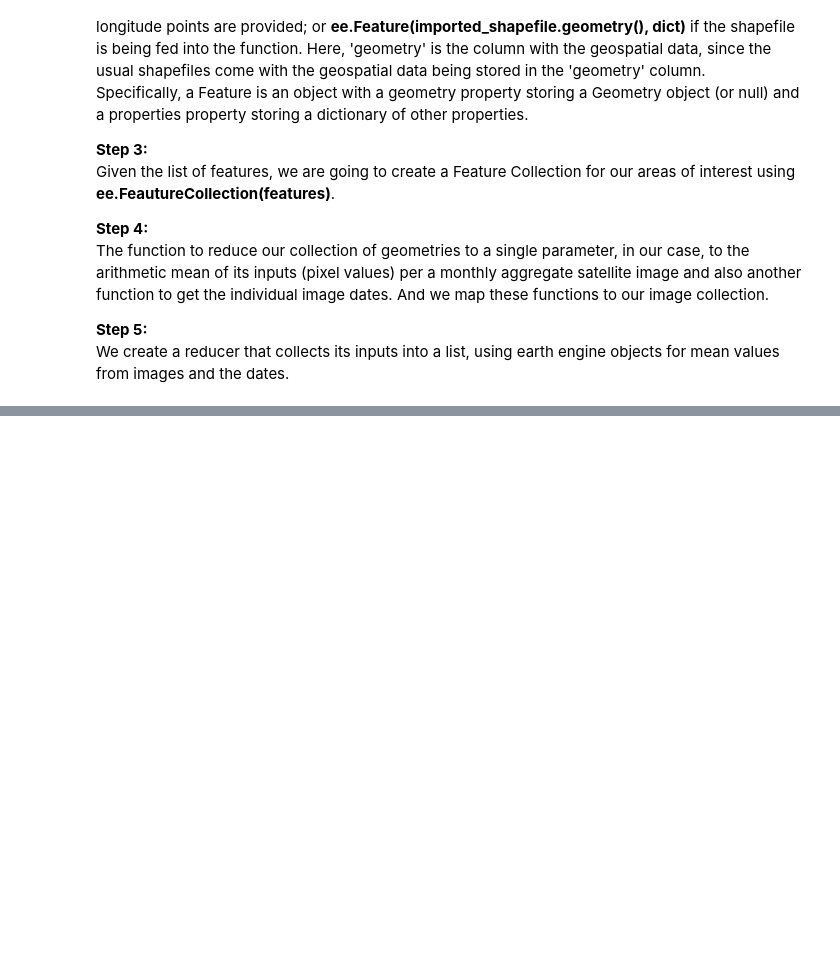
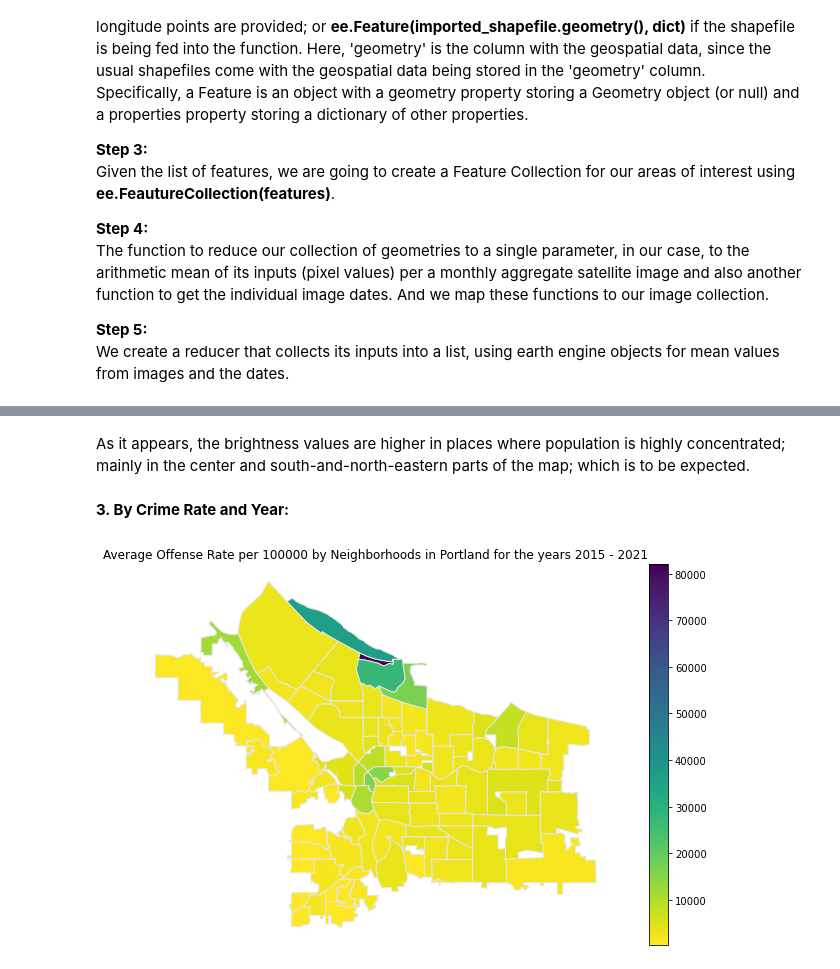
Before and after one commit to Abraham-newbie/Predicting_Crime_From_Space, a Jupyter notebook: project_sv_environment.ipynb, the cells around one changed output, grey strips where cells are left out. Cells and saved outputs as stored; diff of their text form; code cells hidden in the pictures; blank space fills up the shorter version.

```diff
--- a/project_sv_environment.ipynb
+++ b/project_sv_environment.ipynb
@@ -157,0 +264,10 @@ python -m unittest -v <'the name of the test file goes here'>
+# %% [markdown]
+As it appears, the brightness values are higher in places where population is highly concentrated; mainly in the center and south-and-north-eastern parts of the map; which is to be expected.
+# %% [markdown]
+**3. By Crime Rate and Year:**
+# %%
+#maps.choropleth_by_crime(merged_df = df_with_controls, shapefile = sliced_shapefile,
+                        #year = None, by = "interactive", type = "average")
+Image(filename='Figures/AVECrimeRateper100k_static.png')
+# %% [output]
+[figure, added]
```
Also changed, not shown: parts of 32 cells of this notebook, 9 other files.
